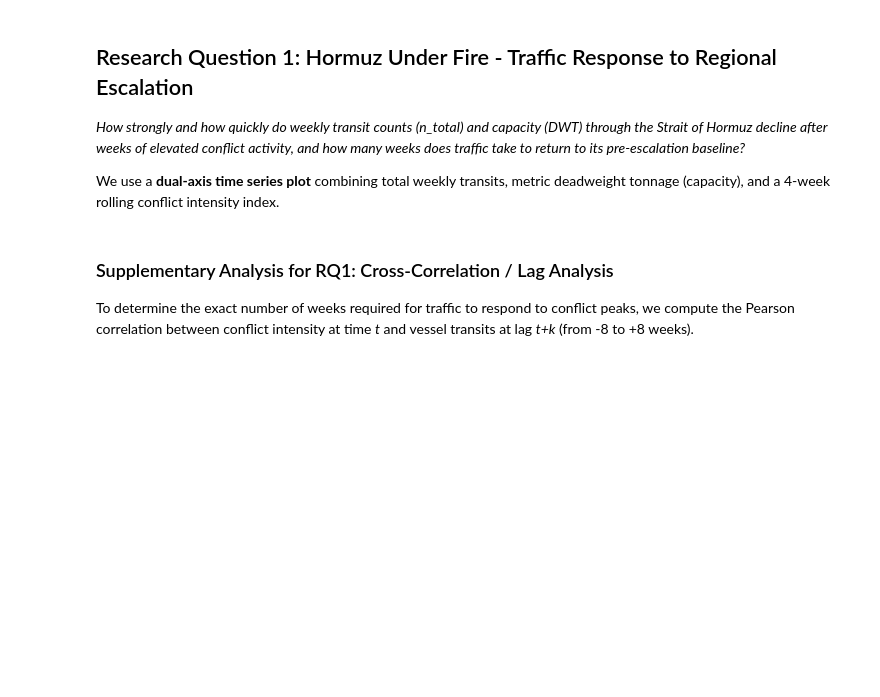
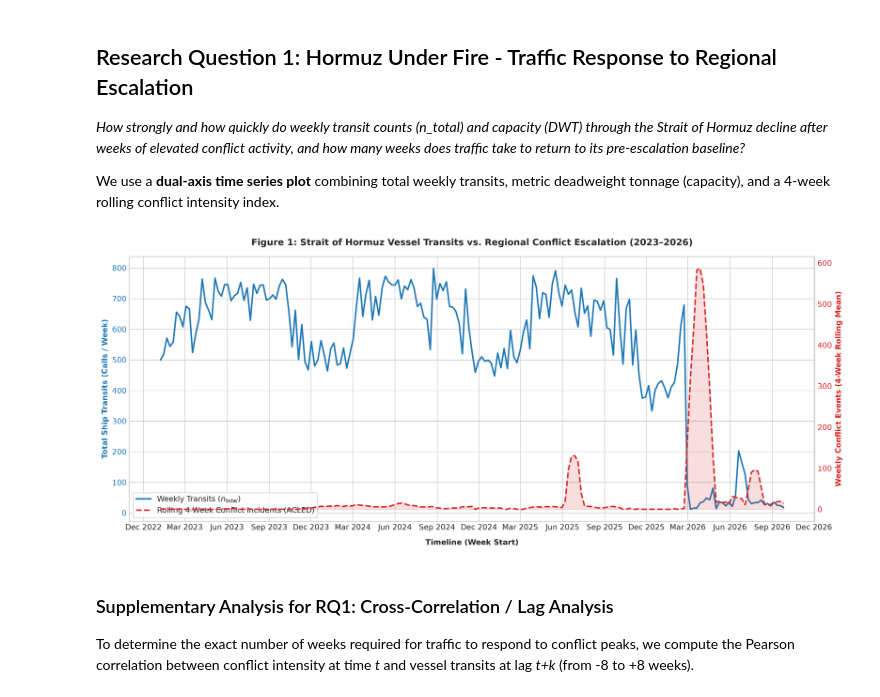
Before and after one commit to bxj6260/CIP_HS2026_107, a Jupyter notebook: 03_data_visualization.ipynb, the cells around one changed output. Cells and saved outputs as stored; diff of their text form; code cells hidden in the pictures; blank space fills up the shorter version.

```diff
--- a/03_data_visualization.ipynb
+++ b/03_data_visualization.ipynb
@@ -44,34 +52,36 @@ We use a **dual-axis time series plot** combining total weekly transits, metric
 fig, ax1 = plt.subplots(figsize=(14, 6), dpi=300)
 
 # Primary Y-axis: PortWatch Shipping Transits & Deadweight Tonnage
 color_transits = '#1f77b4'
 color_capacity = '#2ca02c'
 
 line1 = ax1.plot(ds1['week_start'], ds1['n_total'], color=color_transits, linewidth=2, label='Weekly Transits ($n_{total}$)')
 ax1.set_xlabel('Timeline (Week Start)', fontweight='bold', labelpad=10)
 ax1.set_ylabel('Total Ship Transits (Calls / Week)', color=color_transits, fontweight='bold')
 ax1.tick_params(axis='y', labelcolor=color_transits)
 ax1.xaxis.set_major_locator(mdates.MonthLocator(interval=3))
 ax1.xaxis.set_major_formatter(mdates.DateFormatter('%b %Y'))
 
 # Secondary Y-axis: Conflict Intensity
 ax2 = ax1.twinx()
-color_conflict = '#d62728'
+color_conflict = '#d62728## '
 line2 = ax2.plot(ds1['week_start'], ds1['conflict_events_rolling4w'], color=color_conflict, linewidth=2, linestyle='--', label='Rolling 4-Week Conflict Incidents (ACLED)')
 ax2.fill_between(ds1['week_start'], ds1['conflict_events_rolling4w'], color=color_conflict, alpha=0.15)
 ax2.set_ylabel('Weekly Conflict Events (4-Week Rolling Mean)', color=color_conflict, fontweight='bold')
 ax2.tick_params(axis='y', labelcolor=color_conflict)
 ax2.grid(False)  # Avoid overlapping gridlines
 
 # Combine legends from both axes
 lines = line1 + line2
 labels = [l.get_label() for l in lines]
 ax1.legend(lines, labels, loc='lower left', frameon=True)
 
 plt.title('Figure 1: Strait of Hormuz Vessel Transits vs. Regional Conflict Escalation (2023–2026)', pad=15)
 fig.tight_layout()
 plt.savefig(FIGURES_DIR / "fig1_hormuz_escalation.png")
 plt.show()
+# %% [output]
+[figure, added]
 # %% [markdown]
 ### Supplementary Analysis for RQ1: Cross-Correlation / Lag Analysis
 To determine the exact number of weeks required for traffic to respond to conflict peaks, we compute the Pearson correlation between conflict intensity at time *t* and vessel transits at lag *t+k* (from -8 to +8 weeks).
```
Also changed, not shown: parts of 12 cells of this notebook, 1 other file.
